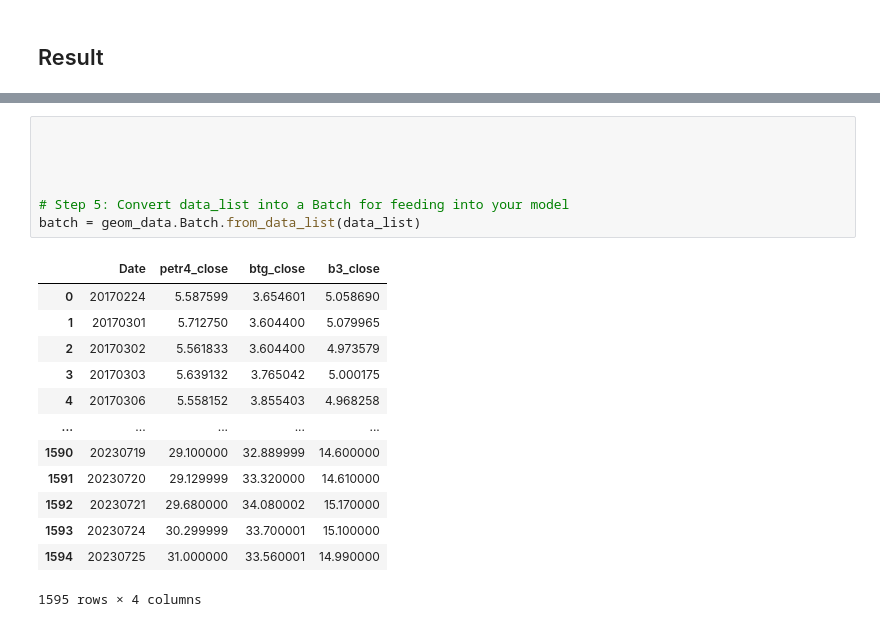
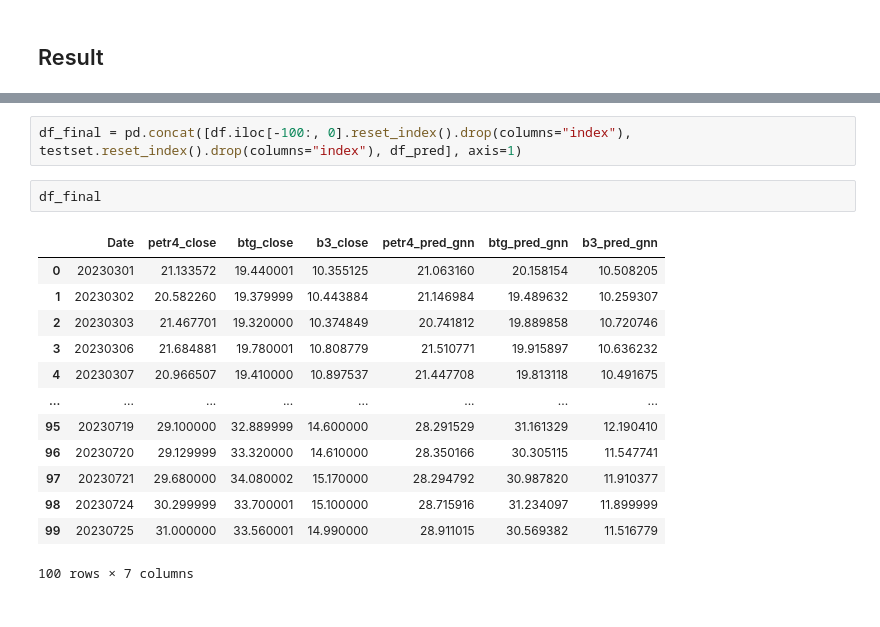
Before and after one commit to valentincthrn/StockMarketGNN, a Jupyter notebook: src/poc.ipynb, the cells around one changed output, grey strips where cells are left out. Drawn from its saved outputs; the diff is of its cells as text.

```diff
--- a/src/poc.ipynb
+++ b/src/poc.ipynb
@@ -309,21 +270,18 @@ data_list
-# %%
-
-
-
-
-# Step 5: Convert data_list into a Batch for feeding into your model
-batch = geom_data.Batch.from_data_list(data_list)
-# %% [output]
-|  | Date | petr4_close | btg_close | b3_close |
-| 0 | 20170224 | 5.587599 | 3.654601 | 5.058690 |
-| 1 | 20170301 | 5.712750 | 3.604400 | 5.079965 |
-| 2 | 20170302 | 5.561833 | 3.604400 | 4.973579 |
-| 3 | 20170303 | 5.639132 | 3.765042 | 5.000175 |
-| 4 | 20170306 | 5.558152 | 3.855403 | 4.968258 |
-| ... | ... | ... | ... | ... |
-| 1590 | 20230719 | 29.100000 | 32.889999 | 14.600000 |
-| 1591 | 20230720 | 29.129999 | 33.320000 | 14.610000 |
-| 1592 | 20230721 | 29.680000 | 34.080002 | 15.170000 |
-| 1593 | 20230724 | 30.299999 | 33.700001 | 15.100000 |
-| 1594 | 20230725 | 31.000000 | 33.560001 | 14.990000 |
-1595 rows × 4 columns
+# %%
+df_final = pd.concat([df.iloc[-100:, 0].reset_index().drop(columns="index"), testset.reset_index().drop(columns="index"), df_pred], axis=1)
+# %%
+df_final
+# %% [output]
+|  | Date | petr4_close | btg_close | b3_close | petr4_pred_gnn | btg_pred_gnn | b3_pred_gnn |
+| 0 | 20230301 | 21.133572 | 19.440001 | 10.355125 | 21.063160 | 20.158154 | 10.508205 |
+| 1 | 20230302 | 20.582260 | 19.379999 | 10.443884 | 21.146984 | 19.489632 | 10.259307 |
+| 2 | 20230303 | 21.467701 | 19.320000 | 10.374849 | 20.741812 | 19.889858 | 10.720746 |
+| 3 | 20230306 | 21.684881 | 19.780001 | 10.808779 | 21.510771 | 19.915897 | 10.636232 |
+| 4 | 20230307 | 20.966507 | 19.410000 | 10.897537 | 21.447708 | 19.813118 | 10.491675 |
+| ... | ... | ... | ... | ... | ... | ... | ... |
+| 95 | 20230719 | 29.100000 | 32.889999 | 14.600000 | 28.291529 | 31.161329 | 12.190410 |
+| 96 | 20230720 | 29.129999 | 33.320000 | 14.610000 | 28.350166 | 30.305115 | 11.547741 |
+| 97 | 20230721 | 29.680000 | 34.080002 | 15.170000 | 28.294792 | 30.987820 | 11.910377 |
+| 98 | 20230724 | 30.299999 | 33.700001 | 15.100000 | 28.715916 | 31.234097 | 11.899999 |
+| 99 | 20230725 | 31.000000 | 33.560001 | 14.990000 | 28.911015 | 30.569382 | 11.516779 |
+100 rows × 7 columns
```
Also changed, not shown: parts of 10 cells of this notebook.
